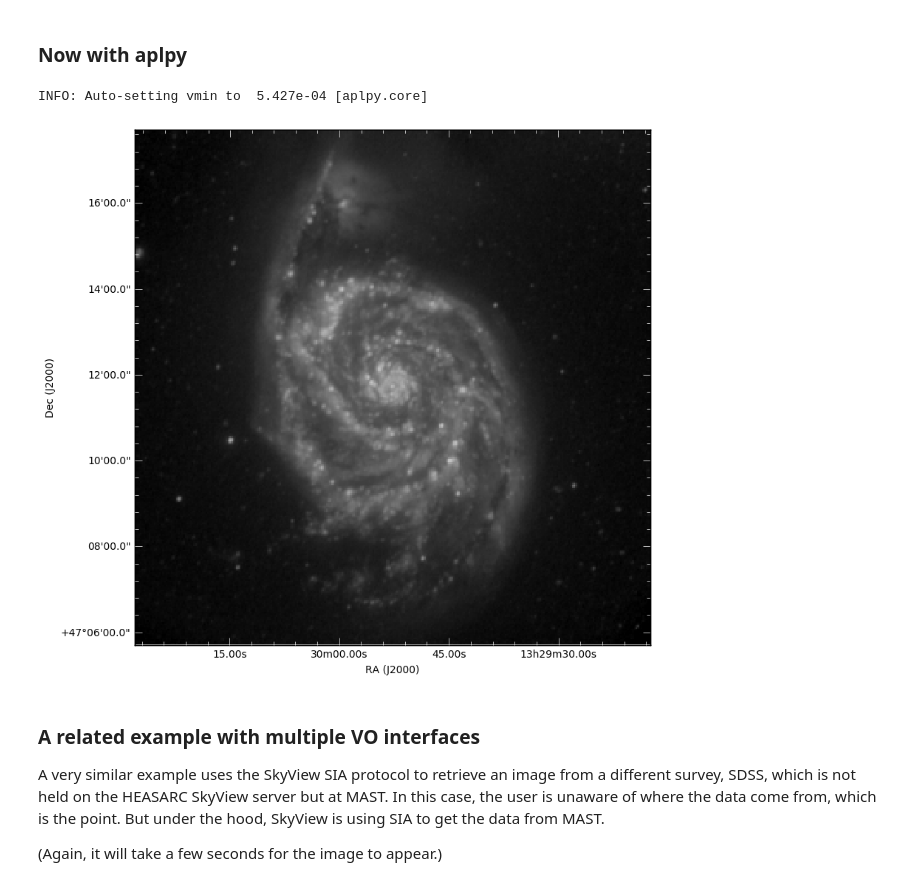
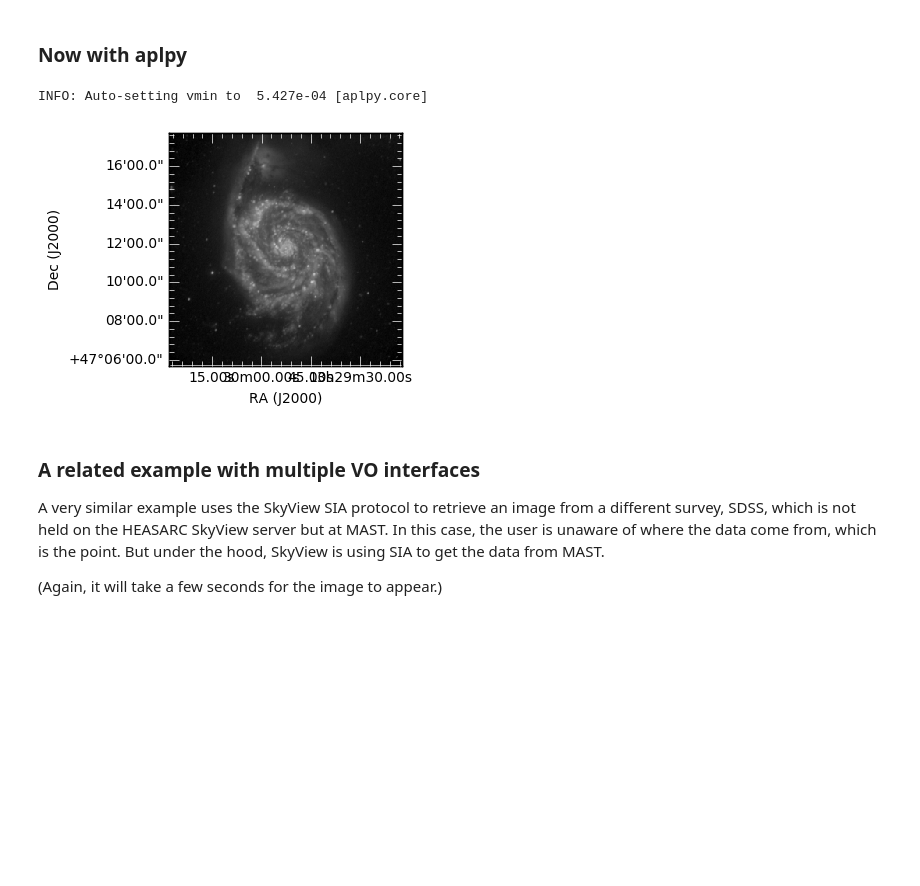
Before and after one commit to NASA-NAVO/aas_workshop_2018, a Jupyter notebook: heasarc/heasarc_Image_Access.ipynb, the cells around one changed output. Saved outputs shown, nothing was run; the diff lists cells and outputs as text; code cells hidden in the pictures; blank space fills up the shorter version.

Commit message:
Fixing figure sizes.

```diff
--- a/heasarc/heasarc_Image_Access.ipynb
+++ b/heasarc/heasarc_Image_Access.ipynb
@@ -171,11 +171,11 @@ Why does it so frequently time out when handing the URL to apfits.open()?
 # %% [markdown]
 ### Now with aplpy
 # %%
-gc = aplpy.FITSFigure(hdu_list)
+gc = aplpy.FITSFigure(hdu_list,figsize=(3, 3))
 gc.show_grayscale(stretch='log', vmax=1.)
 # %% [output]
 INFO: Auto-setting vmin to  5.427e-04 [aplpy.core]
-[figure, old version]
+[figure, new version]
 # %% [markdown]
 ### A related example with multiple VO interfaces
 A very similar example uses the SkyView SIA protocol to retrieve an image from a different survey, SDSS, which is not held on the HEASARC SkyView server but at MAST.  In this case, the user is unaware of where the data come from, which is the point.  But under the hood, SkyView is using SIA to get the data from MAST.
```
Also changed, not shown: parts of 2 cells of this notebook, 1 other file.
